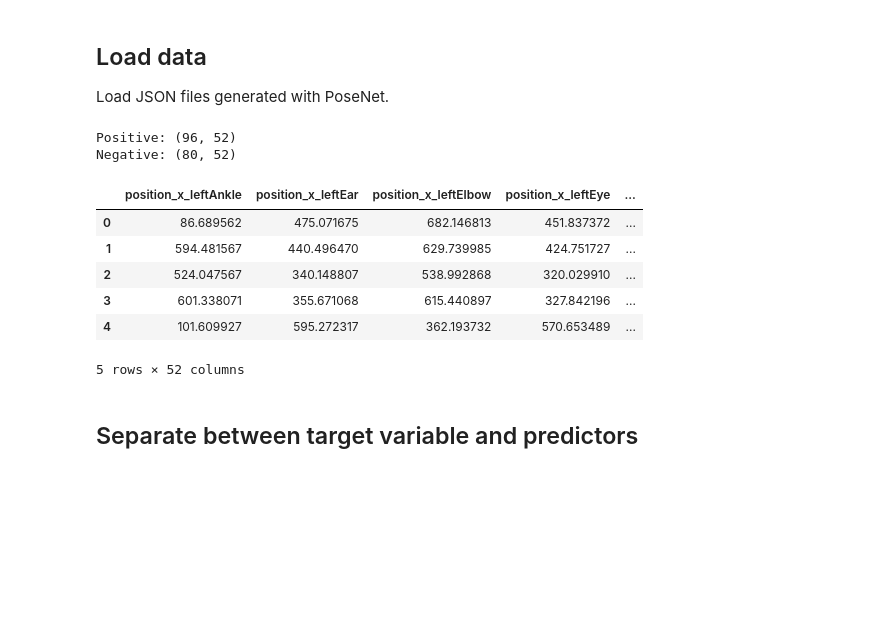
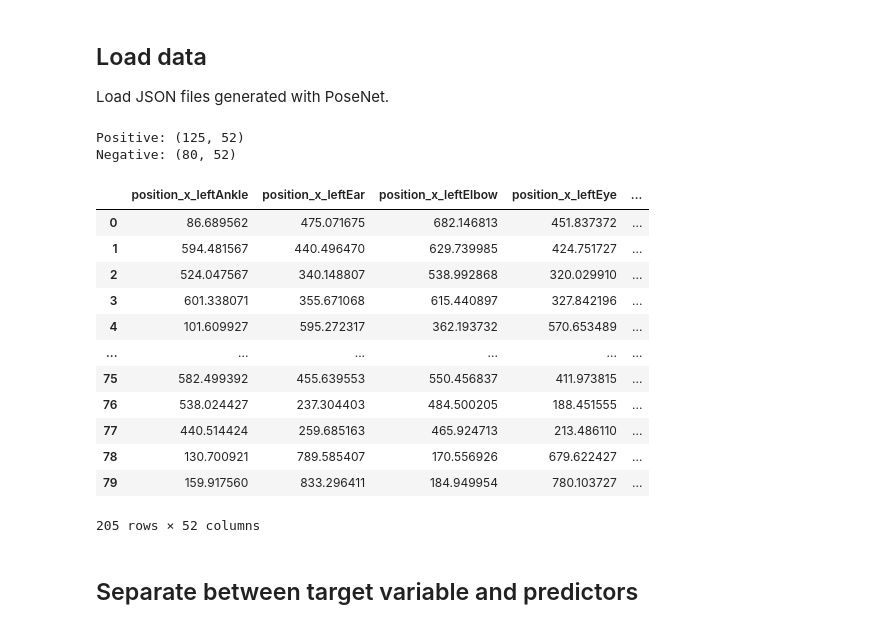
Before and after one commit to Manoj13-coder/bitrate, a Jupyter notebook: ymca_classifier.ipynb, the cells around one changed output. Saved outputs shown, nothing was run; the diff lists cells and outputs as text; code cells hidden in the pictures; blank space fills up the shorter version.

```diff
--- a/ymca_classifier.ipynb
+++ b/ymca_classifier.ipynb
@@ -10,13 +11,17 @@ NEGATIVE_DIR = 'data/negative/'
 
 Load JSON files generated with PoseNet.
 # %%
-def load_json_files(dir_name):
-    files = [f for f in os.listdir(dir_name) if f.endswith('.json')]
+def load_files(dir_name):
     df = pd.DataFrame()
-    import json
+    files = [f for f in os.listdir(dir_name) if f.endswith('.log') or f.endswith('.json')]
     for f in files:
-        with open(dir_name + f) as json_file:
-            data = json.load(json_file)
+        with open(dir_name + f) as content:
+            data = content.read()
+            if "sketch.js:45 poseJSON:  " in data:
+                data = data.replace("sketch.js:45 poseJSON:  ", ",")
+                data = data[1:-1]
+                data = '[{}]'.format(data)
+            data = json.loads(data)
             for value in data:
                 df_aux = {}
                 for scores in value:
@@ -27,26 +32,32 @@ def load_json_files(dir_name):
                 df = df.append(df_aux, ignore_index=True)
     return df
 # %%
-df_positive = load_json_files(POSITIVE_DIR)
-df_negative = load_json_files(NEGATIVE_DIR)
+df_positive = load_files(POSITIVE_DIR)
+df_negative = load_files(NEGATIVE_DIR)
 df_positive['class'] = 1
 df_negative['class'] = 0
 print('Positive:', df_positive.shape)
 print('Negative:', df_negative.shape)
 df = df_positive.append(df_negative)
 # %% [output]
-Positive: (96, 52)
+Positive: (125, 52)
 Negative: (80, 52)
 # %%
-df.head()
+df
 # %% [output]
 |  | position_x_leftAnkle | position_x_leftEar | position_x_leftElbow | position_x_leftEye | ... |
 | 0 | 86.689562 | 475.071675 | 682.146813 | 451.837372 | ... |
 | 1 | 594.481567 | 440.496470 | 629.739985 | 424.751727 | ... |
 | 2 | 524.047567 | 340.148807 | 538.992868 | 320.029910 | ... |
 | 3 | 601.338071 | 355.671068 | 615.440897 | 327.842196 | ... |
 | 4 | 101.609927 | 595.272317 | 362.193732 | 570.653489 | ... |
+| ... | ... | ... | ... | ... | ... |
+| 75 | 582.499392 | 455.639553 | 550.456837 | 411.973815 | ... |
+| 76 | 538.024427 | 237.304403 | 484.500205 | 188.451555 | ... |
+| 77 | 440.514424 | 259.685163 | 465.924713 | 213.486110 | ... |
+| 78 | 130.700921 | 789.585407 | 170.556926 | 679.622427 | ... |
+| 79 | 159.917560 | 833.296411 | 184.949954 | 780.103727 | ... |
-5 rows × 52 columns
+205 rows × 52 columns
 # %% [markdown]
 ## Separate between target variable and predictors
 # %%
```
Also changed, not shown: parts of 5 cells of this notebook.
